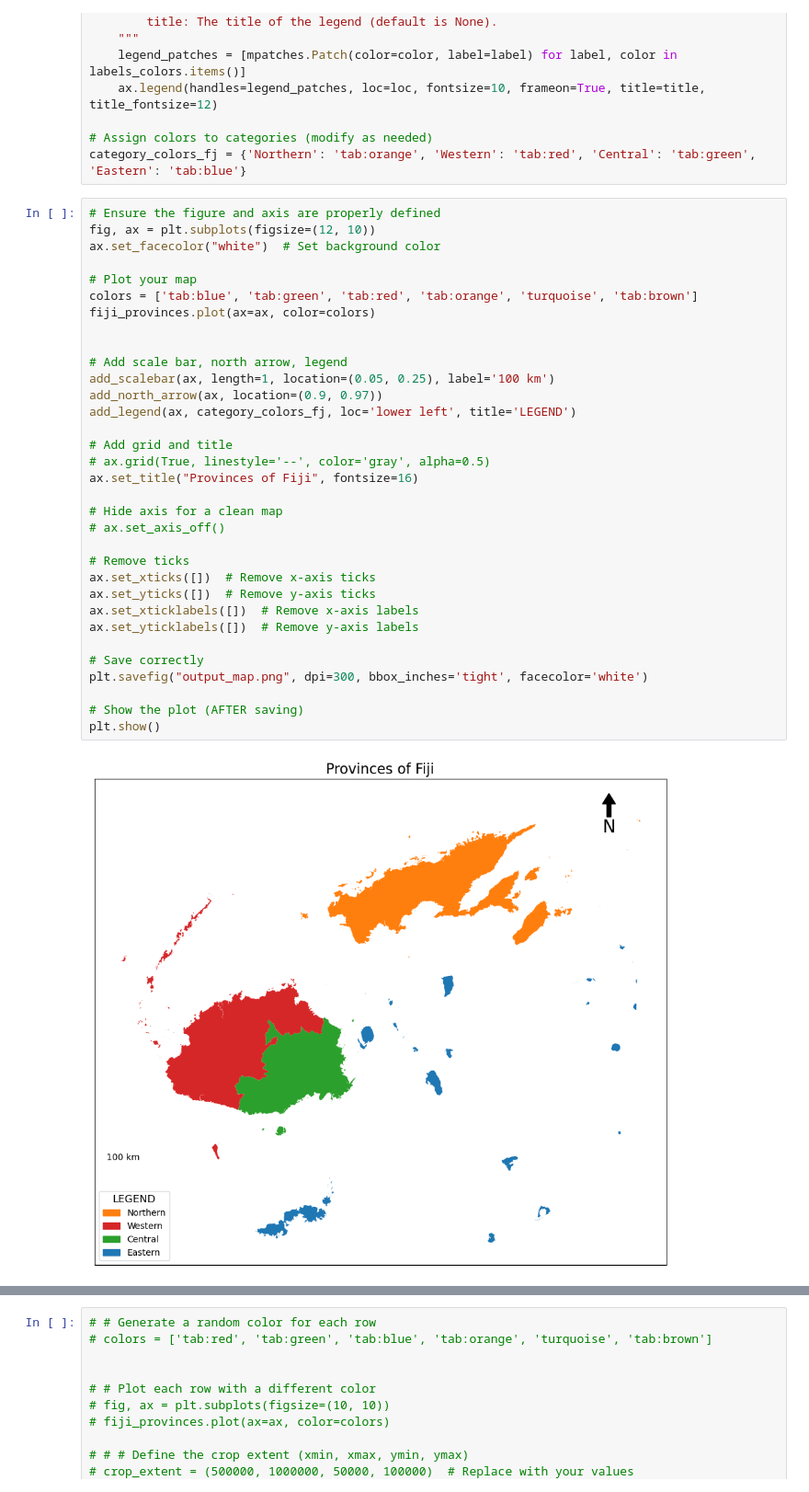
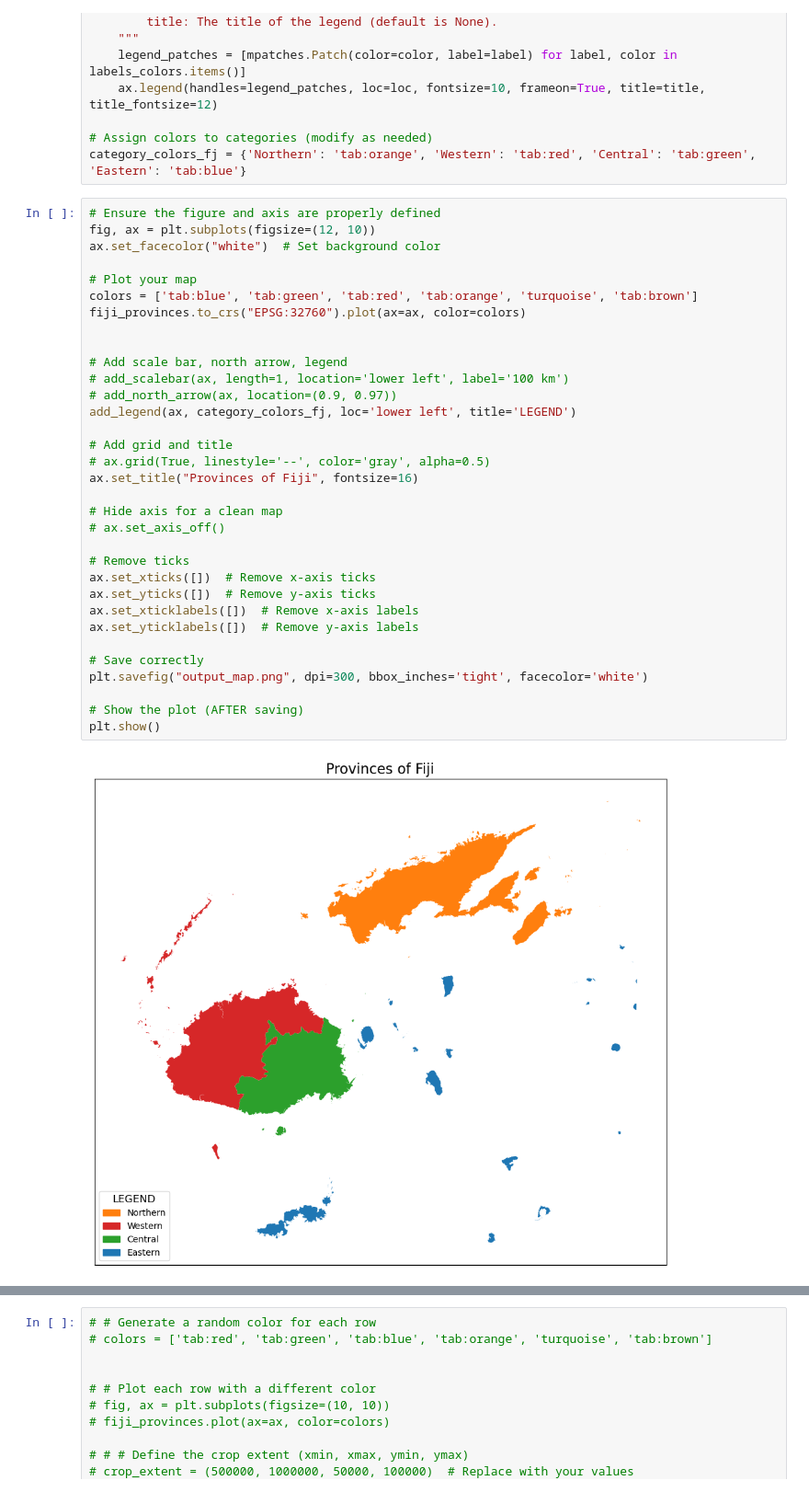
Before and after one commit to nicholasmetherall/tropical-cyclone-impact-analysis, a Jupyter notebook: figures/Provinces.ipynb, the cells around one changed output, grey strips where cells are left out. Shown at 92% size. Cells and saved outputs as stored; diff of their text form.

```diff
--- a/figures/Provinces.ipynb
+++ b/figures/Provinces.ipynb
@@ -126,34 +129,34 @@ category_colors_fj = {'Northern': 'tab:orange', 'Western': 'tab:red', 'Central':
 # Ensure the figure and axis are properly defined
 fig, ax = plt.subplots(figsize=(12, 10))
 ax.set_facecolor("white")  # Set background color
 
 # Plot your map
 colors = ['tab:blue', 'tab:green', 'tab:red', 'tab:orange', 'turquoise', 'tab:brown']
-fiji_provinces.plot(ax=ax, color=colors)
+fiji_provinces.to_crs("EPSG:32760").plot(ax=ax, color=colors)
 
 
 # Add scale bar, north arrow, legend
-add_scalebar(ax, length=1, location=(0.05, 0.25), label='100 km')
-add_north_arrow(ax, location=(0.9, 0.97))
+# add_scalebar(ax, length=1, location='lower left', label='100 km')
+# add_north_arrow(ax, location=(0.9, 0.97))
 add_legend(ax, category_colors_fj, loc='lower left', title='LEGEND')
 
 # Add grid and title
 # ax.grid(True, linestyle='--', color='gray', alpha=0.5)
 ax.set_title("Provinces of Fiji", fontsize=16)
 
 # Hide axis for a clean map
 # ax.set_axis_off()
 
 # Remove ticks
 ax.set_xticks([])  # Remove x-axis ticks
 ax.set_yticks([])  # Remove y-axis ticks
 ax.set_xticklabels([])  # Remove x-axis labels
 ax.set_yticklabels([])  # Remove y-axis labels
 
 # Save correctly
 plt.savefig("output_map.png", dpi=300, bbox_inches='tight', facecolor='white')
 
 # Show the plot (AFTER saving)
 plt.show()
 # %% [output]
-[figure, old version]
+[figure, new version]
```
Also changed, not shown: parts of 8 cells of this notebook, 18 other files.
